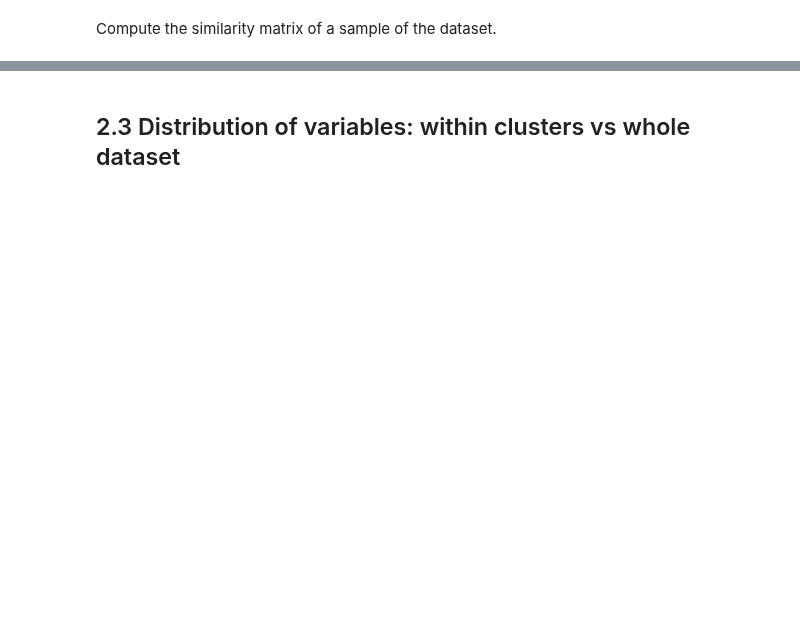
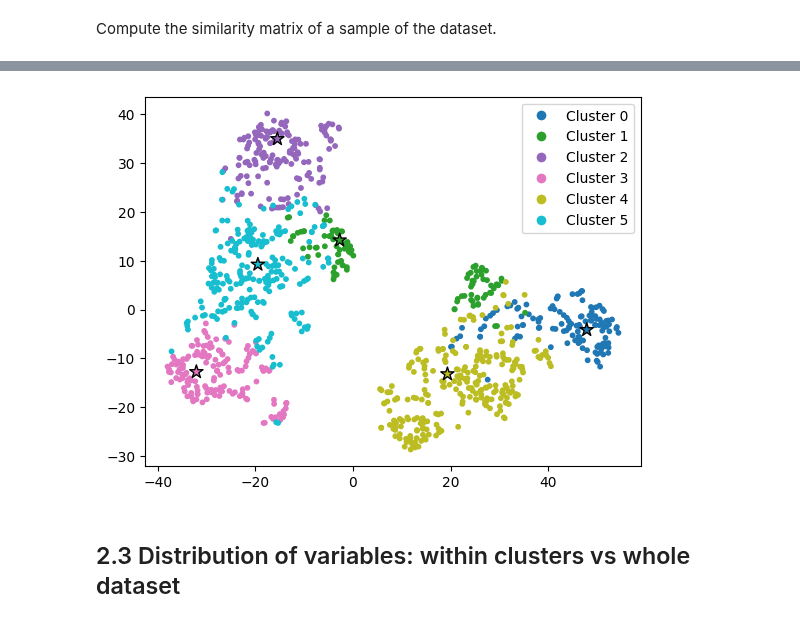
Before and after one commit to biancaziliotto/DataMiningProject, a Jupyter notebook: kmeans.ipynb, the cells around one changed output, grey strips where cells are left out. Cells and saved outputs as stored; diff of their text form; code cells hidden in the pictures; blank space fills up the shorter version.

```diff
--- a/kmeans.ipynb
+++ b/kmeans.ipynb
@@ -204,11 +329,32 @@ kmeans.cluster_centers_.shape
 # %%
 tsne = TSNE(n_components=2, n_jobs=-1)
 tsne_dataset = np.concatenate((downsampled_dataset, kmeans.cluster_centers_))
-tsne_labels = np.concatenate((downsampled_labels, range(7)))
+tsne_labels = np.concatenate((downsampled_labels, range(n_clusters)))
 tsne_map = tsne.fit_transform(tsne_dataset)
 
-plt.scatter(tsne_map[:-n_clusters, 0], tsne_map[:-n_clusters, 1], c = tsne_labels[:-n_clusters], s=10, cmap='tab10')
+scatter = plt.scatter(tsne_map[:-n_clusters, 0], tsne_map[:-n_clusters, 1], c = tsne_labels[:-n_clusters], s=10, cmap='tab10')
 plt.scatter(tsne_map[-n_clusters:, 0], tsne_map[-n_clusters:, 1], c = tsne_labels[-n_clusters:], s=100, cmap='tab10', marker='*', edgecolors='black')
+
+#for i in range(n_clusters):
+#    plt.annotate(i, tsne_map[-n_clusters + i, :], fontsize=20)
+
+# Get unique cluster labels
+unique_labels = set(tsne_labels[:-n_clusters])
+
+# Create a legend with a color for each cluster
+legend_entries = []
+for label in unique_labels:
+    # Find the indices of data points with the current label
+    indices = tsne_labels[:-n_clusters] == label
+    # Add a legend entry for the current label with the corresponding color
+    legend_entries.append(plt.Line2D([0], [0], marker='o', color='w', markerfacecolor=scatter.cmap(scatter.norm(label)), markersize=8, label=f'Cluster {label}'))
+
+# Add legend to the plot
+plt.legend(handles=legend_entries, loc='upper right')
+
+plt.show()
+# %% [output]
+[figure, added]
 # %% [markdown]
 ## 2.3 Distribution of variables: within clusters vs whole dataset
 # %%
```
Also changed, not shown: parts of 30 cells of this notebook.
